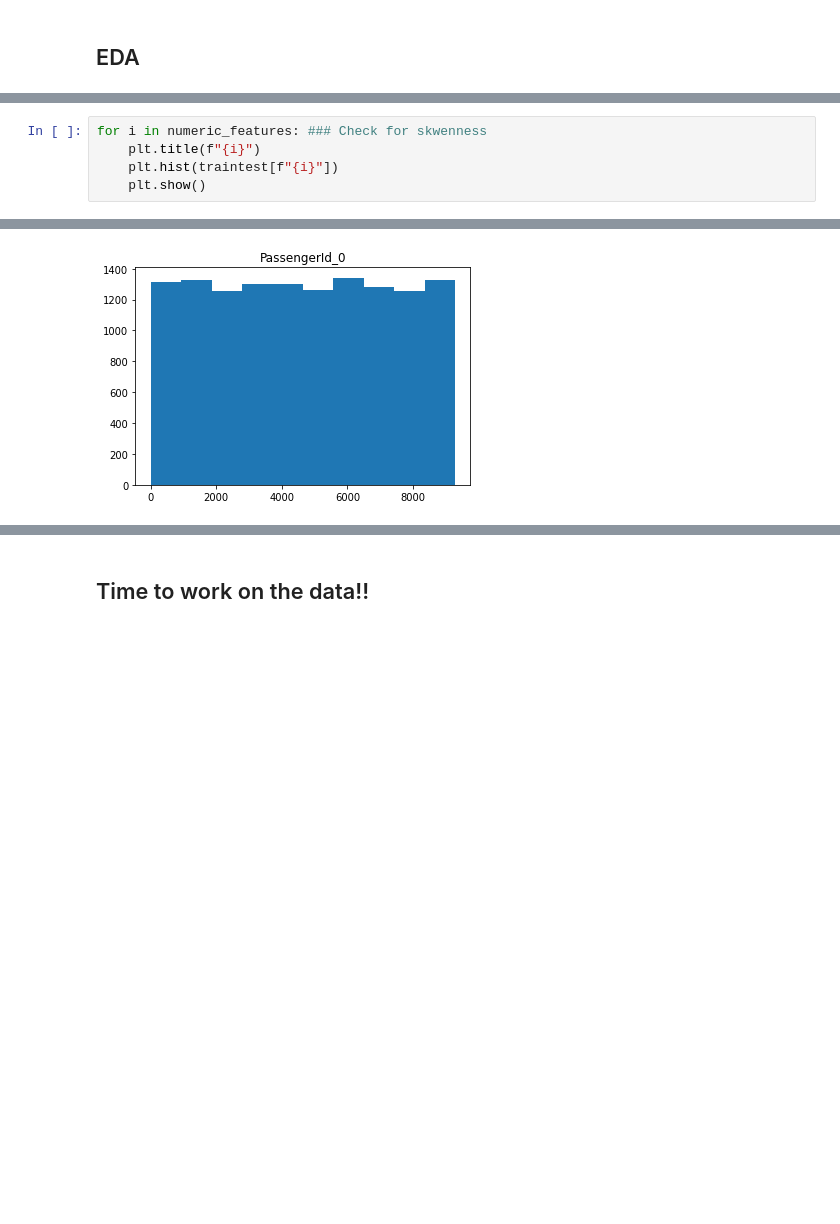
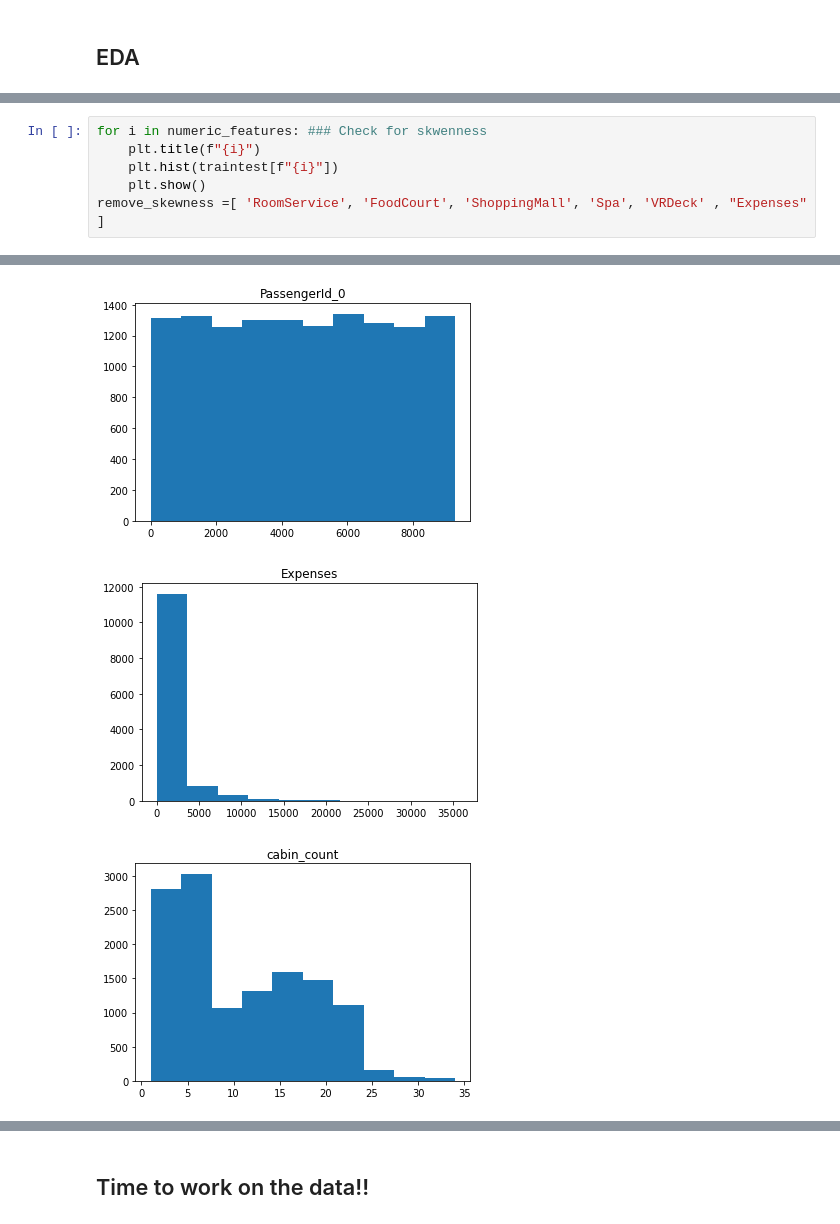
Before and after one commit to savid97/kaggle_nbs, a Jupyter notebook: spaceship-titanic-1.ipynb, the cells around one changed output, grey strips where cells are left out. Saved outputs shown, nothing was run; the diff lists cells and outputs as text; blank space fills up the shorter version.

```diff
--- a/spaceship-titanic-1.ipynb
+++ b/spaceship-titanic-1.ipynb
@@ -508,13 +535,16 @@ sns.heatmap(traintest[numeric_features].corr(),annot = True) ### check for any h
 # %%
 for i in numeric_features: ### Check for skwenness
     plt.title(f"{i}")
     plt.hist(traintest[f"{i}"])
     plt.show()
+remove_skewness =[ 'RoomService', 'FoodCourt', 'ShoppingMall', 'Spa', 'VRDeck' , "Expenses" ]
 # %% [output]
 [figure]
 [figure]
 [figure]
 [figure]
 [figure]
 [figure]
 [figure]
+[figure, added]
+[figure, added]
```
Also changed, not shown: parts of 15 cells of this notebook.
